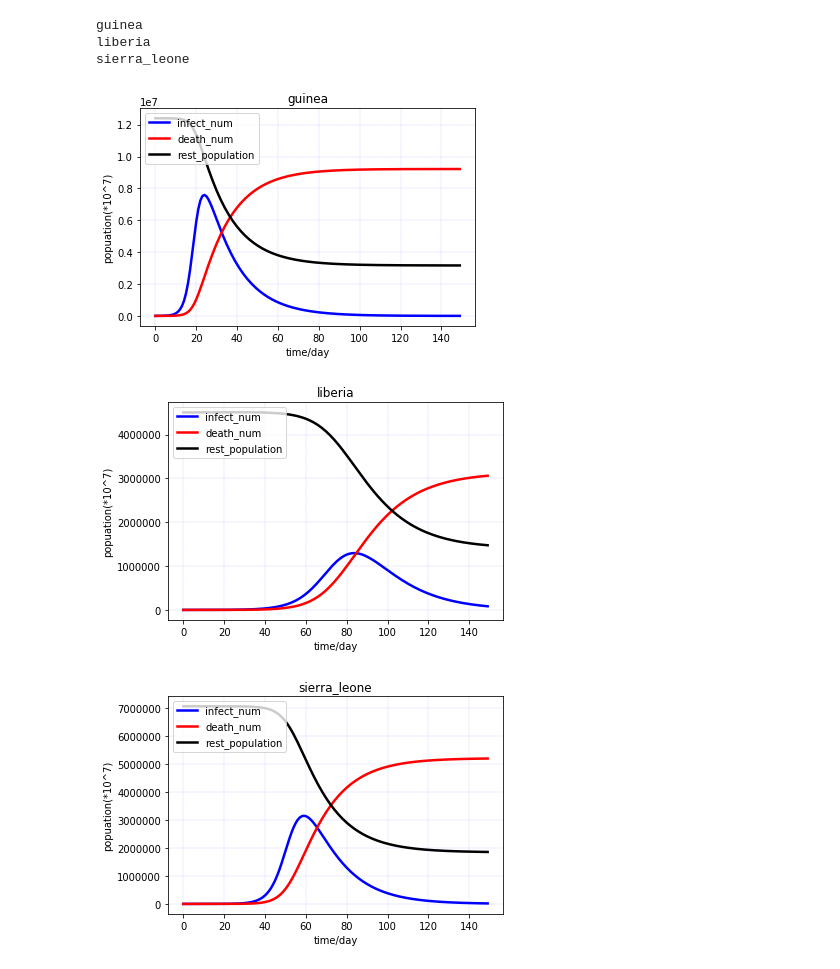
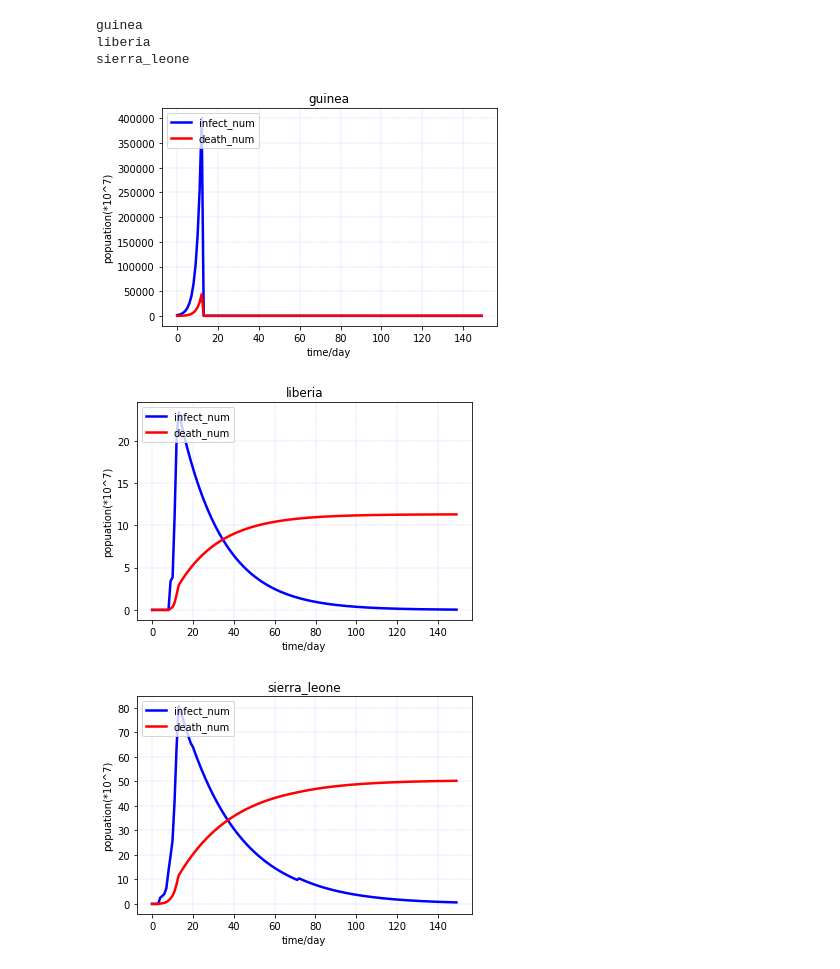
Before and after one commit to huangjundashuaige/mcm_prepare, a Jupyter notebook: 2015-a.ipynb, the cells around one changed output. Drawn from its saved outputs; the diff is of its cells as text; code cells hidden in the pictures.

Commit message:
graph

```diff
--- a/2015-a.ipynb
+++ b/2015-a.ipynb
@@ -116,8 +121,8 @@ def cal_out(population,gdp):
     return gdp//10+100
 def iteration_function(args):
     global list_coeffience
-    #if(day>5):
-        #list_coeffience=(3*10**(-7),0.12,0.35,1)
+    if(day>2*7):
+        list_coeffience=(3*10**(-8),0.12,0.35,1)
     return population_infect_health_death_cure(args,args=list_coeffience)
 guinea=Guinea(12.4*(10**6),2039,cal_out,iteration_function)
 node_guinea=Node(guinea)
@@ -180,36 +185,36 @@ import matplotlib.pyplot as plt
 # red dashes, blue squares and green triangles
 #plt.plot(axis_x, dict_axis_y['guinea'], 'r--', axis_x, dict_axis_y['liberia'], 'b:', axis_x, dict_axis_y['sierra_leone'], 'g-.')
 #plt.show()
 plot(axis_x, dict_axis_y_infect_num['guinea'], color="blue", linewidth=2.5, linestyle="-", label="infect_num")
 plot(axis_x, dict_axis_y_death_num['guinea'], color="red",  linewidth=2.5, linestyle="-", label="death_num")
-plot(axis_x,  dict_axis_y_rest_population['guinea'], color="black",  linewidth=2.5, linestyle="-", label="rest_population")
+#plot(axis_x,  dict_axis_y_rest_population['guinea'], color="black",  linewidth=2.5, linestyle="-", label="rest_population")
 legend(loc='upper left')
 plt.xlabel('time/day')
 plt.ylabel('popuation(*10^7)')
 plt.grid(True, linestyle = "-.", color = "blue", linewidth = "0.1")
 plt.title('guinea')
 plt.show()
 
 plot(axis_x, dict_axis_y_infect_num['liberia'], color="blue", linewidth=2.5, linestyle="-", label="infect_num")
 plot(axis_x, dict_axis_y_death_num['liberia'], color="red",  linewidth=2.5, linestyle="-", label="death_num")
-plot(axis_x,  dict_axis_y_rest_population['liberia'], color="black",  linewidth=2.5, linestyle="-", label="rest_population")
+#plot(axis_x,  dict_axis_y_rest_population['liberia'], color="black",  linewidth=2.5, linestyle="-", label="rest_population")
 legend(loc='upper left')
 plt.xlabel('time/day')
 plt.ylabel('popuation(*10^7)')
 plt.grid(True, linestyle = "-.", color = "blue", linewidth = "0.1")
 plt.title('liberia')
 plt.show()
 
 plot(axis_x, dict_axis_y_infect_num['sierra_leone'], color="blue", linewidth=2.5, linestyle="-", label="infect_num")
 plot(axis_x, dict_axis_y_death_num['sierra_leone'], color="red",  linewidth=2.5, linestyle="-", label="death_num")
-plot(axis_x,  dict_axis_y_rest_population['sierra_leone'], color="black",  linewidth=2.5, linestyle="-", label="rest_population")
+#plot(axis_x,  dict_axis_y_rest_population['sierra_leone'], color="black",  linewidth=2.5, linestyle="-", label="rest_population")
 legend(loc='upper left')
 plt.xlabel('time/day')
 plt.ylabel('popuation(*10^7)')
 plt.grid(True, linestyle = "-.", color = "blue", linewidth = "0.1")
 plt.title('sierra_leone')
 plt.show()
 # %% [output]
-[figure, old version]
+[figure, new version]
-[figure, old version]
+[figure, new version]
-[figure, old version]
+[figure, new version]
```
Also changed, not shown: parts of 2 cells of this notebook, 6 other files.
